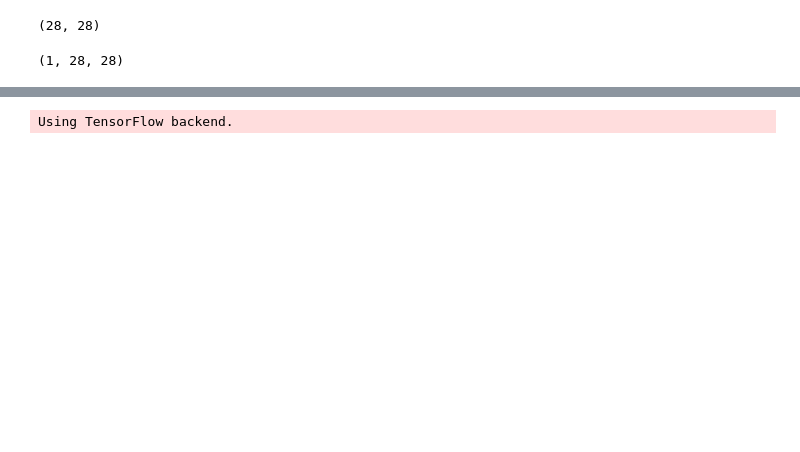
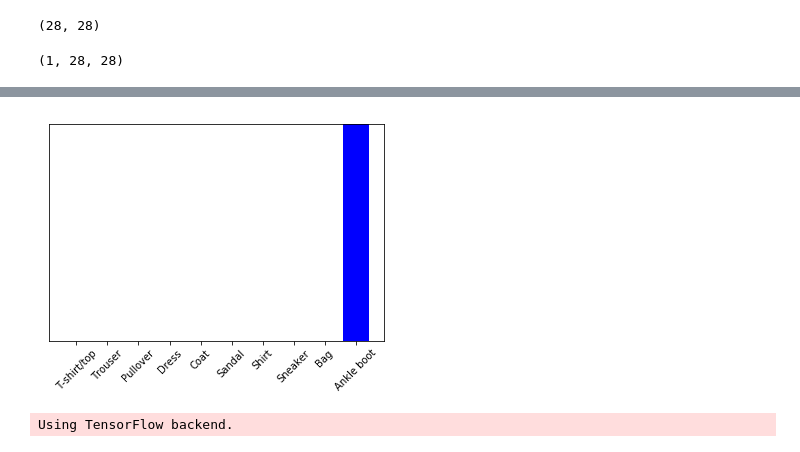
Before and after one commit to nameisxi/ML-Junkyard, a Jupyter notebook: Kaggle/Clothing-Classifier/clothing-classifier-Copy1.ipynb, the cells around one changed output, grey strips where cells are left out. Drawn from its saved outputs; the diff is of its cells as text; code cells hidden in the pictures; blank space fills up the shorter version.

```diff
--- a/Kaggle/Clothing-Classifier/clothing-classifier.ipynb
+++ b/Kaggle/Clothing-Classifier/clothing-classifier-Copy1.ipynb
@@ -178,6 +179,7 @@ img_data.shape
 (28, 28)
 # %%
 img = np.expand_dims(img_data, 0)
+img = img / 255.0
 # %%
 img.shape
 # %% [output]
@@ -196,3 +200,19 @@ classes[prediction]
+# %%
+def plot_value_array(i, predictions_array, true_label):
+    predictions_array, true_label = predictions_array[i], true_label[i]
+    plt.grid(False)
+    plt.xticks([])
+    plt.yticks([])
+    thisplot = plt.bar(range(10), predictions_array, color="#777777")
+    plt.ylim([0, 1])
+    predicted_label = np.argmax(predictions_array)
+    thisplot[predicted_label].set_color('red')
+    thisplot[true_label].set_color('blue')
+# %%
+plot_value_array(0, prediction_custom, validation_labels)
+_ = plt.xticks(range(10), classes, rotation=45)
+# %% [output]
+[figure, added]
 # %%
 import tensorflowjs as tfjs
 # %% [output]
```
Also changed, not shown: parts of 9 cells of this notebook, 3 other files.
